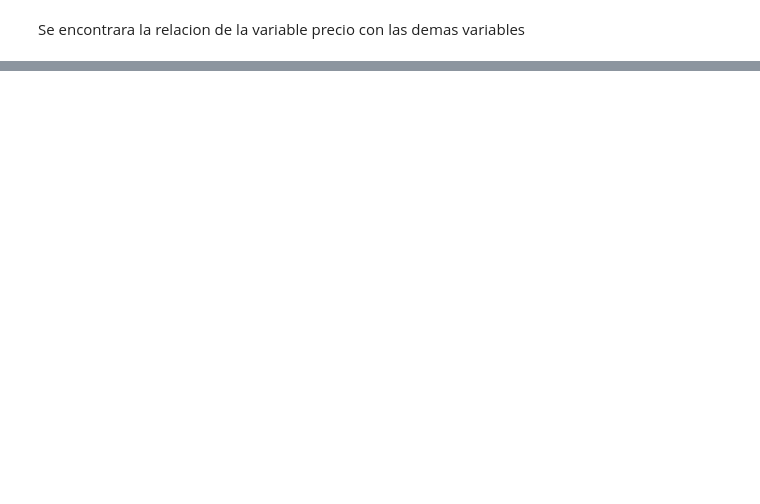
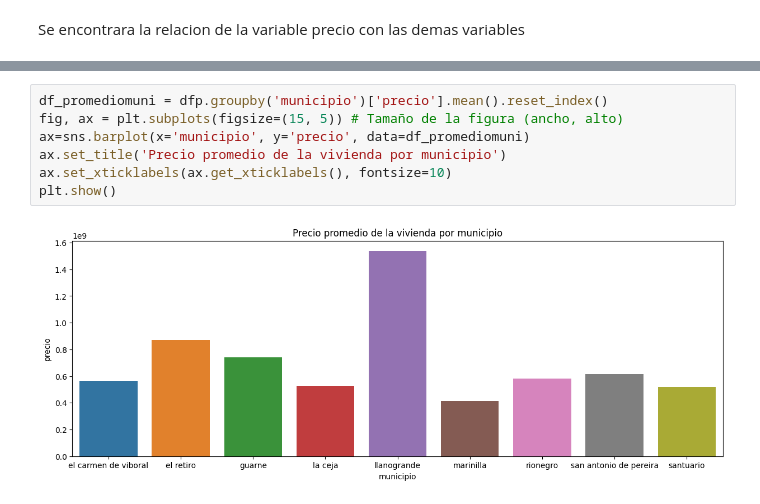
Before and after one commit to juanguzman2/Analisis-del-precio-de-las-viviendas-en-el-oriente-antioqueno, a Jupyter notebook: Script/Analisis exploratorio/Analisis_precio.ipynb, the cells around one changed output, grey strips where cells are left out. Drawn from its saved outputs; the diff is of its cells as text; blank space fills up the shorter version.

```diff
--- a/Script/Analisis exploratorio/Analisis_precio.ipynb
+++ b/Script/Analisis exploratorio/Analisis_precio.ipynb
@@ -94,0 +123,9 @@ Se encontrara la relacion de la variable precio con las demas variables
+# %%
+df_promediomuni = dfp.groupby('municipio')['precio'].mean().reset_index()
+fig, ax = plt.subplots(figsize=(15, 5)) # Tamaño de la figura (ancho, alto)
+ax=sns.barplot(x='municipio', y='precio', data=df_promediomuni)
+ax.set_title('Precio promedio de la vivienda por municipio')
+ax.set_xticklabels(ax.get_xticklabels(), fontsize=10)
+plt.show()
+# %% [output]
+[figure, added]
```
Also changed, not shown: parts of 18 cells of this notebook.
